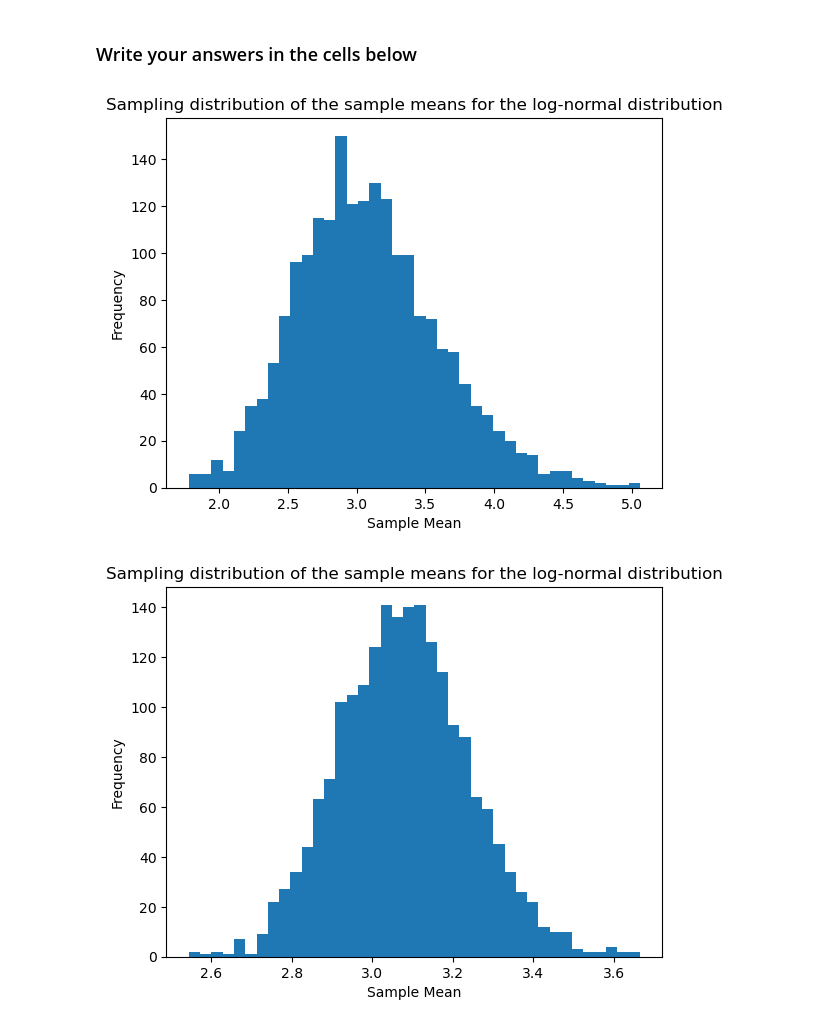
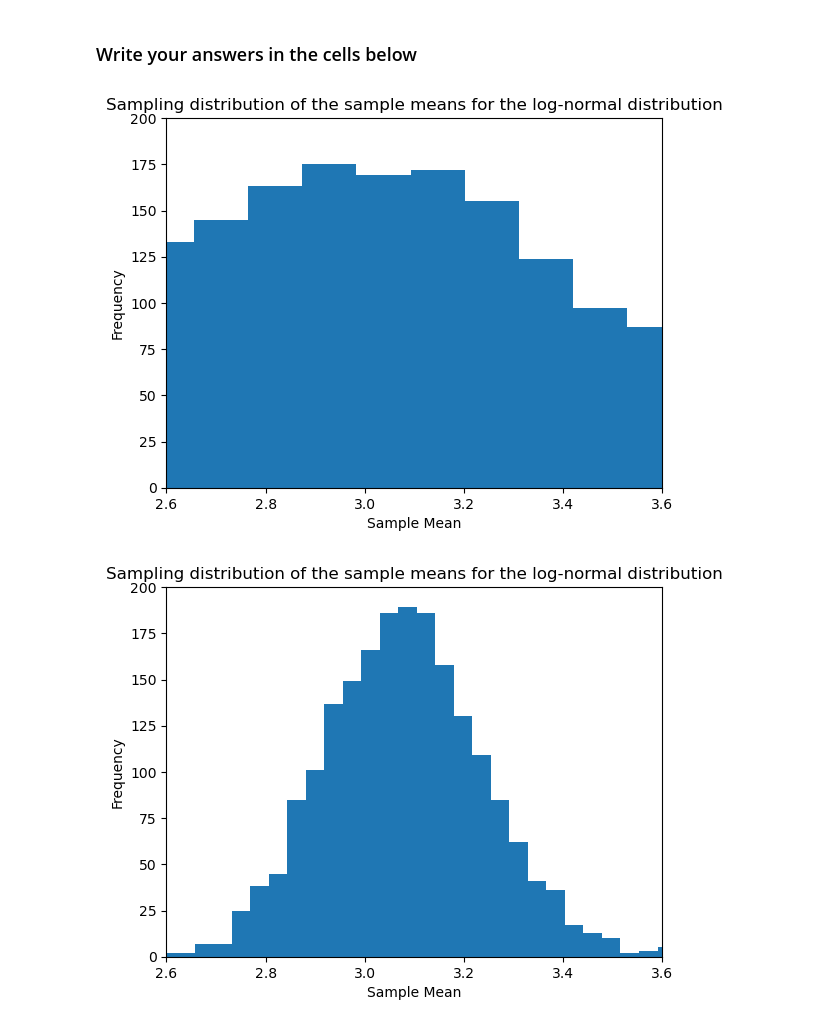
Before and after one commit to Aliceli0/qtm151fall2025, a Jupyter notebook: Assignments/assignment_4/Assignment4.ipynb, the cells around one changed output. Cells and saved outputs as stored; diff of their text form; code cells hidden in the pictures.

```diff
--- a/Assignments/assignment_4/Assignment4.ipynb
+++ b/Assignments/assignment_4/Assignment4.ipynb
@@ -161,24 +161,26 @@ $$ \textrm{mean of log-normal distribution } = \mathrm{e}^{\mu + \frac{\sigma^2}
 # %%
 # Sample Size 10
 
 np.random.seed(1234) # set the seed for reproducibility
 num_simulations = 2000
 
 # complete the code
 sample_mean_10 = []
 
 for sample in range(num_simulations):
     his_10 = np.random.lognormal(mean = 1, sigma = 0.5, size = 10)
     sample_mean = np.mean(his_10)
     sample_mean_10.append(sample_mean)
 
-plt.hist(sample_mean_10,bins=40)
+plt.hist(sample_mean_10,bins=30)
+plt.xlim(2.6,3.6)
+plt.ylim(0,200)
 plt.xlabel("Sample Mean")
 plt.ylabel("Frequency")
 plt.title("Sampling distribution of the sample means for the log-normal distribution")
 plt.show()
 # %% [output]
-[figure, old version]
+[figure, new version]
 # %%
 # Sample Size 100
 
@@ -193,13 +195,15 @@ for sample in range(num_simulations):
     sample_mean = np.mean(his_100)
     sample_mean_100.append(sample_mean)
 
-plt.hist(sample_mean_100,bins=40)
+plt.hist(sample_mean_100,bins=30)
+plt.xlim(2.6,3.6)
+plt.ylim(0,200)
 plt.xlabel("Sample Mean")
 plt.ylabel("Frequency")
 plt.title("Sampling distribution of the sample means for the log-normal distribution")
 plt.show()
 # %% [output]
-[figure, old version]
+[figure, new version]
 # %%
 # Sample Size 1000
 
```
Also changed, not shown: parts of 5 cells of this notebook.
